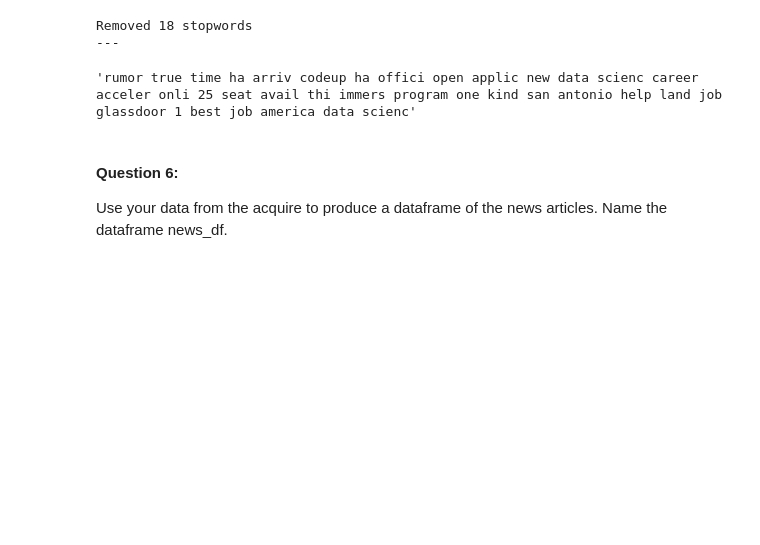
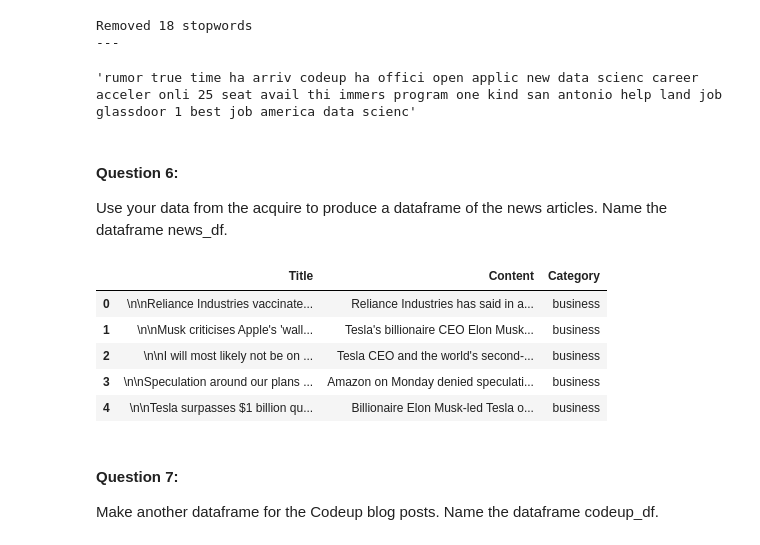
Before and after one commit to ForrestMccrosky/natural-language-processing-exercises, a Jupyter notebook: prepare_web_scraping_data.ipynb, the cells around one changed output. Cells and saved outputs as stored; diff of their text form; code cells hidden in the pictures; blank space fills up the shorter version.

```diff
--- a/prepare_web_scraping_data.ipynb
+++ b/prepare_web_scraping_data.ipynb
@@ -248,3 +245,22 @@ Removed 18 stopwords
 #### Question 6:
 
 Use your data from the acquire to produce a dataframe of the news articles. Name the dataframe news_df.
+# %%
+## making our category list
+
+category_list = ['business', 'technology', 'sports', 'entertainment']
+# %%
+news_df = a.get_blog_articles(category_list) ## using our acquire function
+
+news_df.head()
+# %% [output]
+|  | Title | Content | Category |
+| 0 | \n\nReliance Industries vaccinate... | Reliance Industries has said in a... | business |
+| 1 | \n\nMusk criticises Apple's 'wall... | Tesla's billionaire CEO Elon Musk... | business |
+| 2 | \n\nI will most likely not be on ... | Tesla CEO and the world's second-... | business |
+| 3 | \n\nSpeculation around our plans ... | Amazon on Monday denied speculati... | business |
+| 4 | \n\nTesla surpasses $1 billion qu... | Billionaire Elon Musk-led Tesla o... | business |
+# %% [markdown]
+#### Question 7:
+
+Make another dataframe for the Codeup blog posts. Name the dataframe codeup_df.
```
Also changed, not shown: parts of 16 cells of this notebook, 1 other file.
